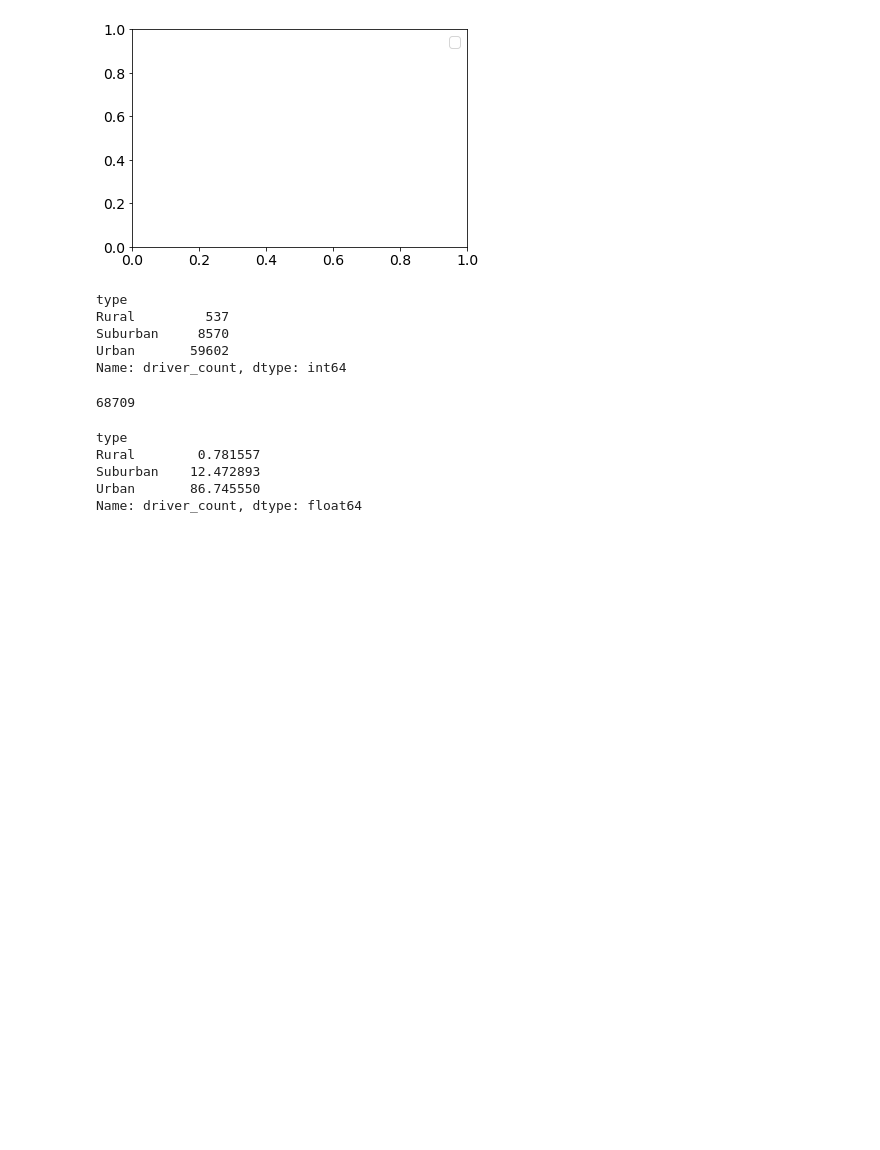
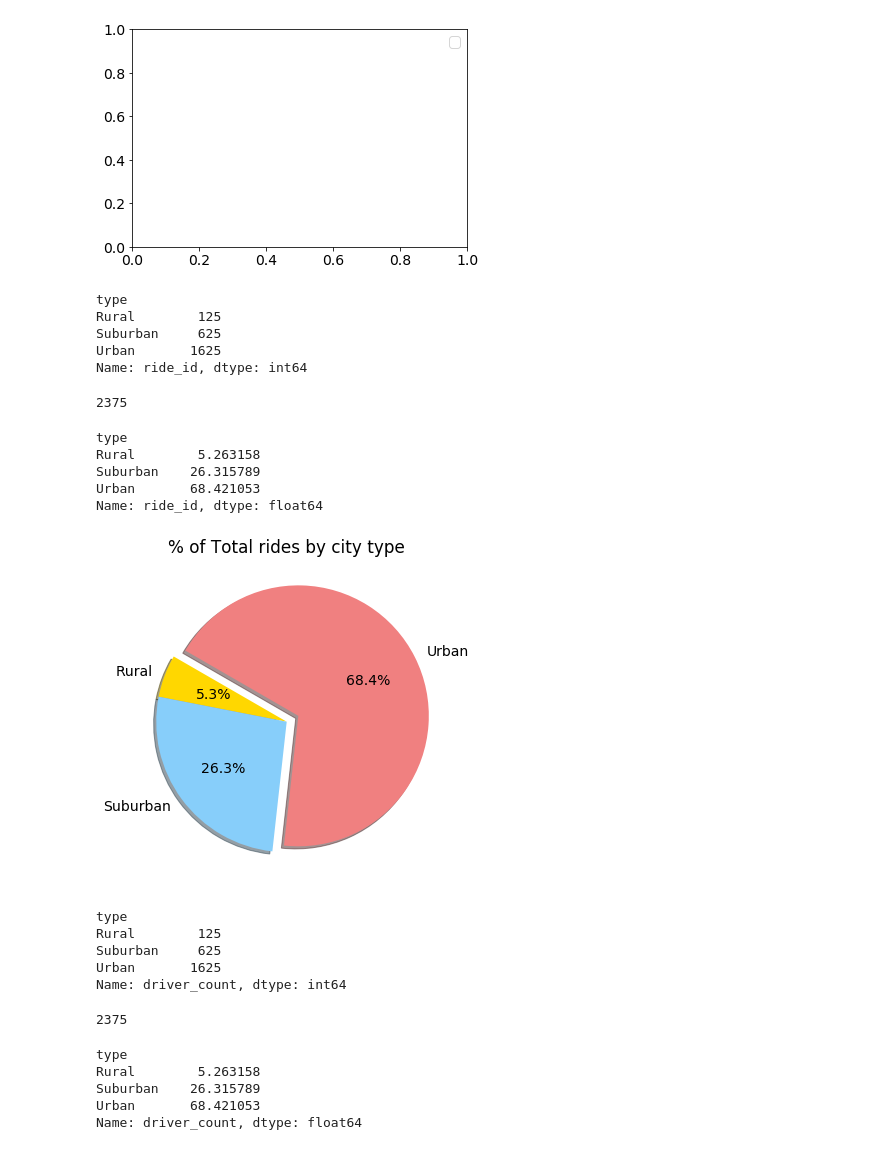
Before and after one commit to amuthusa/PyBer_Analysis, a Jupyter notebook: PyBer.ipynb, the cells around one changed output. Saved outputs shown, nothing was run; the diff lists cells and outputs as text; code cells hidden in the pictures; blank space fills up the shorter version.

Commit message:
added pie chart to show the percentage of rides by city type, percentage of drivercount by city type

```diff
--- a/PyBer.ipynb
+++ b/PyBer.ipynb
@@ -869,29 +869,76 @@ class Legend(matplotlib.artist.Artist)
  |      >>> artist.sticky_edges.x[:] = (xmin, xmax)
  |      >>> artist.sticky_edges.y[:] = (ymin, ymax)
 [figure]
+# %%
+#find the number of rides per city type using count
+rides_by_citytype = pyber_data_df.groupby("type").count()['ride_id']
+rides_by_citytype
+# %% [output]
+type
+Rural        125
+Suburban     625
+Urban       1625
+Name: ride_id, dtype: int64
+# %%
+#find total rides for all the city type
+total_rides = rides_by_citytype.sum()
+total_rides
+# %% [output]
+2375
+# %%
+#calculate the percentage share of rides by each city type
+percentage_rides_by_citytype = (rides_by_citytype / total_rides ) * 100
+percentage_rides_by_citytype
+# %% [output]
+type
+Rural        5.263158
+Suburban    26.315789
+Urban       68.421053
+Name: ride_id, dtype: float64
+# %%
+#import dependency
+import matplotlib as mpl
+
+plt.subplots(figsize=(10,6))
+# Build the percentage of fares by city type pie chart.
+plt.pie(percentage_rides_by_citytype,
+        labels=["Rural", "Suburban", "Urban"],
+        colors=["gold", "lightskyblue", "lightcoral"],
+        explode=[0,0,0.1],
+        autopct="%.1f%%",
+        shadow=True, startangle=150)
+plt.title("% of Total rides by city type")
+
+mpl.rcParams['font.size'] = 14
+
+#save the figure
+plt.savefig("analysis/Fig6.png")
+plt.show()
+# %% [output]
+[figure, added]
 # %%
-#calculate sum of the drivercount for each individual city type
-sum_drivercount_by_citytype = pyber_data_df.groupby("type").sum()['driver_count']
-sum_drivercount_by_citytype
+#calculate drivercount for each individual city type
+drivercount_by_citytype = pyber_data_df.groupby("type").count()['driver_count']
+drivercount_by_citytype
 # %% [output]
 type
-Rural         537
-Suburban     8570
-Urban       59602
+Rural        125
+Suburban     625
+Urban       1625
 Name: driver_count, dtype: int64
 # %%
 #calculate the total driver for all the city type
-total_drivercount = sum_drivercount_by_citytype.sum()
+total_drivercount = drivercount_by_citytype.sum()
 total_drivercount
 # %% [output]
-68709
+2375
 # %%
 #caluclate percentage of drivercount by city type
-percentage_drivercount_by_citytype = (sum_drivercount_by_citytype / total_drivercount) *100
+percentage_drivercount_by_citytype = (drivercount_by_citytype / total_drivercount) *100
 percentage_drivercount_by_citytype
 # %% [output]
 type
-Rural        0.781557
-Suburban    12.472893
-Urban       86.745550
+Rural        5.263158
+Suburban    26.315789
+Urban       68.421053
 Name: driver_count, dtype: float64
```
Also changed, not shown: parts of 1 cell of this notebook, 2 other files.
